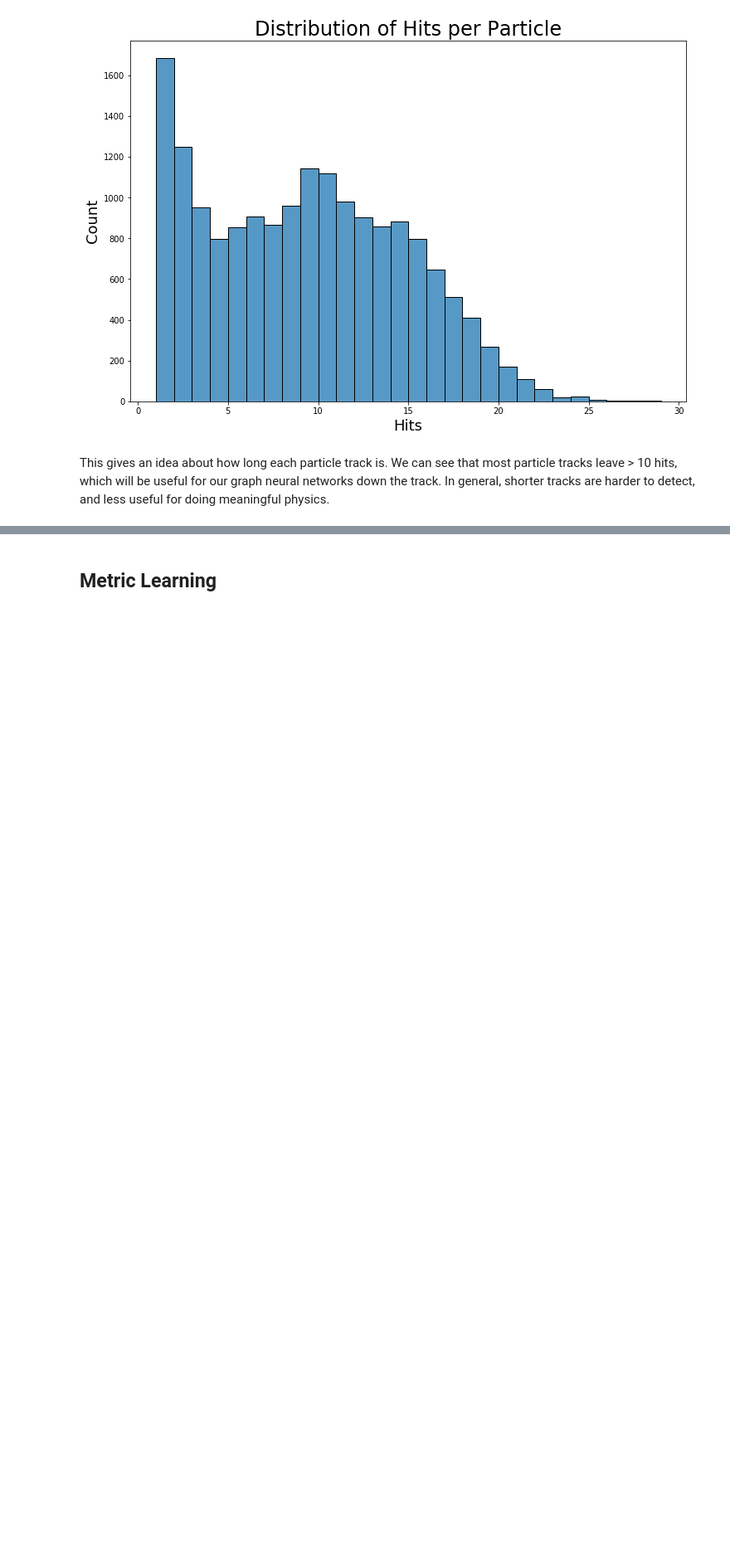
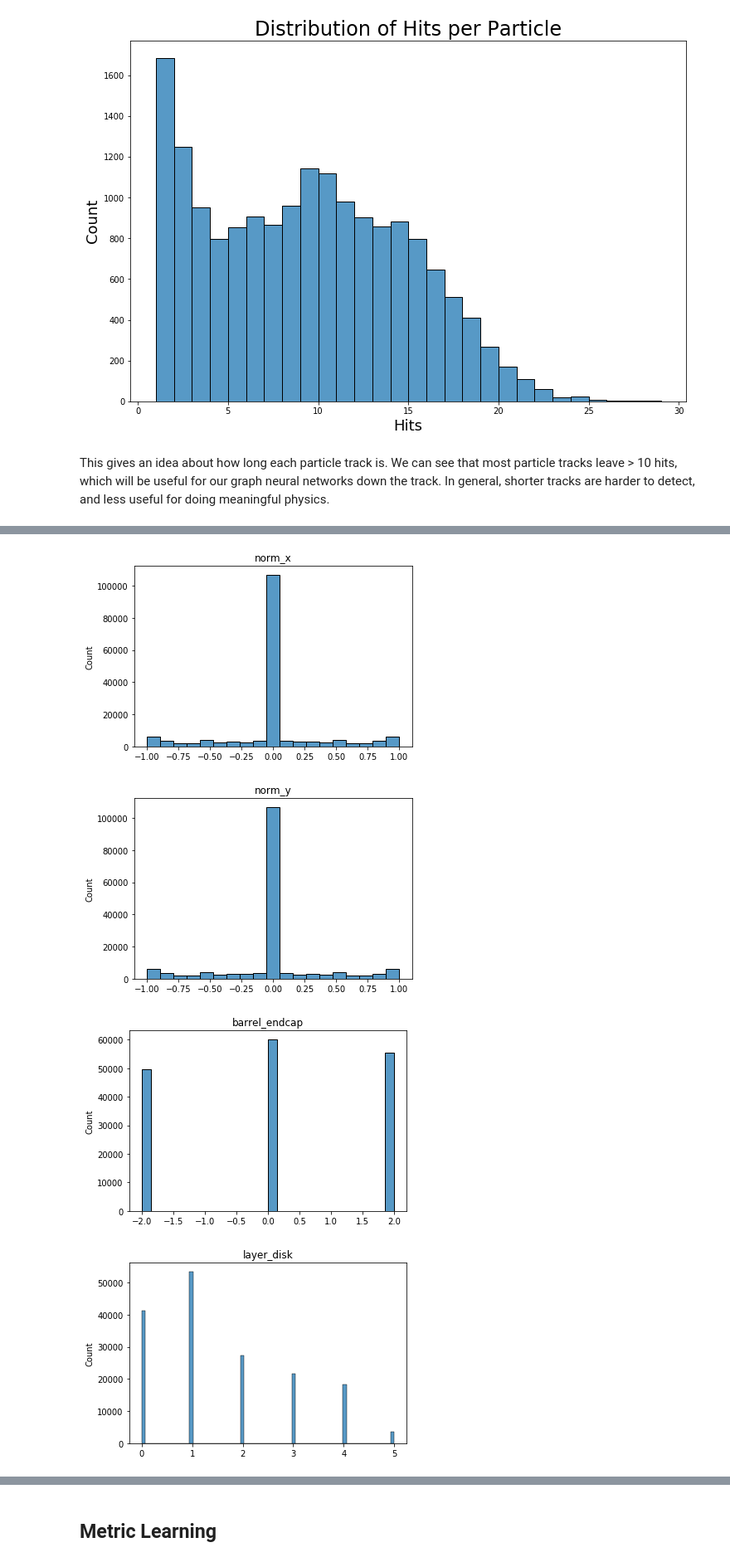
Before and after one commit to HSF-reco-and-software-triggers/Tracking-ML-Exa.TrkX, a Jupyter notebook: Pipelines/ITk_Example/notebooks/Example_Embedding.ipynb, the cells around one changed output, grey strips where cells are left out. Shown at 83% size. Drawn from its saved outputs; the diff is of its cells as text; code cells hidden in the pictures; blank space fills up the shorter version.

```diff
--- a/Pipelines/ITk_Example/notebooks/Example_Embedding.ipynb
+++ b/Pipelines/ITk_Example/notebooks/Example_Embedding.ipynb
@@ -42,7 +42,7 @@ with open("example_embedding.yaml") as f:
 # %% [markdown]
 We plug these parameters into a constructor of the `LayerlessEmbedding` Lightning Module. This doesn't **do** anything yet - merely creates the object.
 # %%
-model = LayerlessEmbedding(hparams)
+model = NewLayerlessEmbedding(hparams)
 # %% [markdown]
 ## The Dataset
 # %% [markdown]
@@ -111,0 +114,14 @@ This gives an idea about how long each particle track is. We can see that most p
+# %%
+cell_features = [
+            "norm_x",
+            "norm_y",
+            "barrel_endcap",
+            "layer_disk",
+            "eta_module",
+            "phi_module",
+            "eta_angle_1",
+            "phi_angle_1",
+            "eta_angle_2",
+            "phi_angle_2",
+            "pixel"
+        ]
@@ -111,0 +138,9 @@ This gives an idea about how long each particle track is. We can see that most p
+# %%
+for i, feature in enumerate(cell_features):
+    plt.figure()
+    sns.histplot(example_data.cell_data[:, i].numpy()).set_title(feature)
+# %% [output]
+[figure, added]
+[figure, added]
+[figure, added]
+[figure, added]
```
Also changed, not shown: parts of 8 cells of this notebook, 8 other files.
